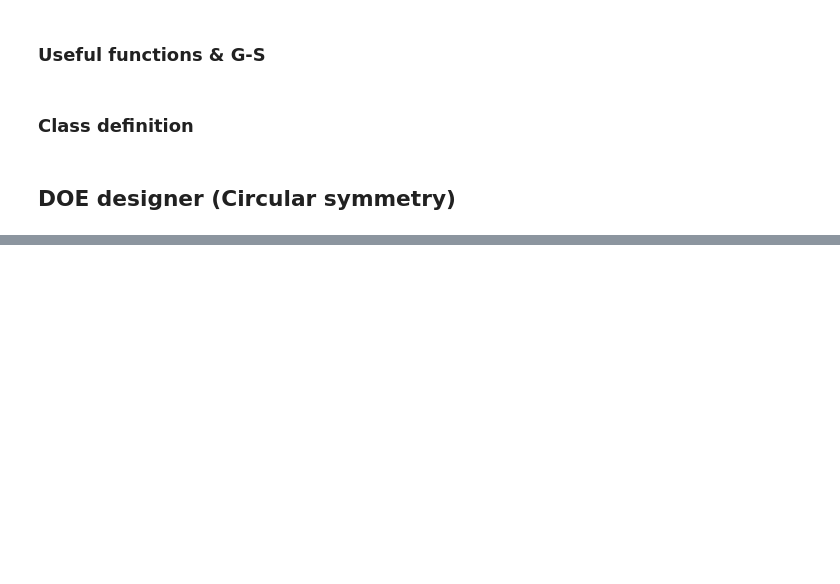
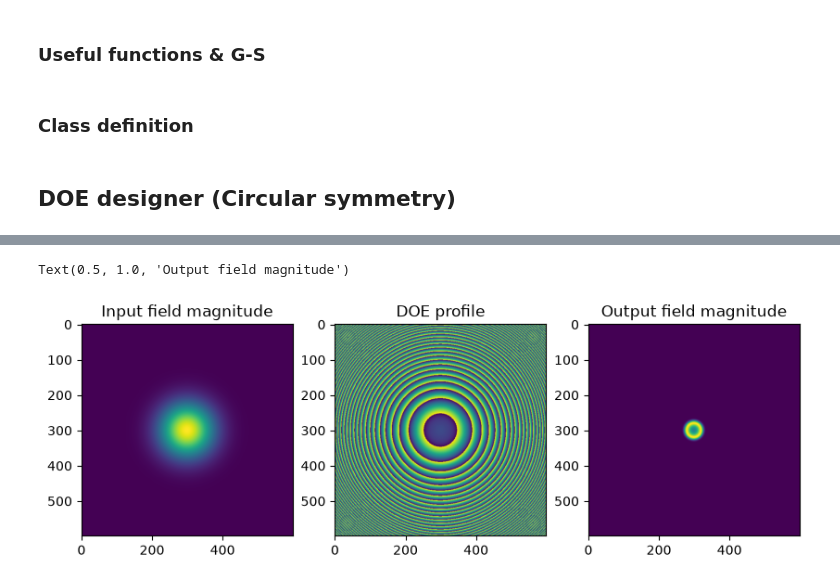
Before and after one commit to mlimonv12/MPTH-project, a Jupyter notebook: circular_symmetry.ipynb, the cells around one changed output, grey strips where cells are left out. Cells and saved outputs as stored; diff of their text form; code cells hidden in the pictures; blank space fills up the shorter version.

```diff
--- a/circular_symmetry.ipynb
+++ b/circular_symmetry.ipynb
@@ -227,0 +260,39 @@ Error =  9.905232435168567e-05
+# %%
+import torchoptics
+from torchoptics.profiles import gaussian, square, circle
+from torchoptics.elements import PhaseModulator
+from torchoptics import Field, System, visualize_tensor
+device = "cuda" if torch.cuda.is_available() else "cpu"
+
+dx = params['rmax'] / params['N']
+torchoptics.set_default_spacing(dx)
+torchoptics.set_default_wavelength(params['wl'])
+shape = 599
+
+# 1st version: one focus frequency
+ph_lens = genLensPhase(params['N'], params['wl'], params['fl'], dx)
+DOE_2D = torch.from_numpy(prova1) + ph_lens
+
+waist_radius = np.sqrt(2) * params['w0']
+source_profile = gaussian(shape, waist_radius=waist_radius).to(device)
+
+input_field = Field(source_profile, z=0).to(device)
+system = System(
+    # Detach from any computation history, load directly as final phase
+    PhaseModulator(DOE_2D, z=0),
+).to(device)
+
+output_field = system.measure_at_z(input_field, params['fl'])
+# %%
+fig, ax = plt.subplots(1,3,figsize = (10,3))
+ax[0].imshow(input_field.intensity().detach().numpy())
+ax[0].set_title("Input field magnitude")
+
+ax[1].imshow(wrap(DOE_2D))
+ax[1].set_title("DOE profile")
+
+ax[2].imshow(output_field.intensity().detach().numpy())
+ax[2].set_title("Output field magnitude")
+# %% [output]
+Text(0.5, 1.0, 'Output field magnitude')
+[figure, added]
```
Also changed, not shown: parts of 9 cells of this notebook, 1 other file.
